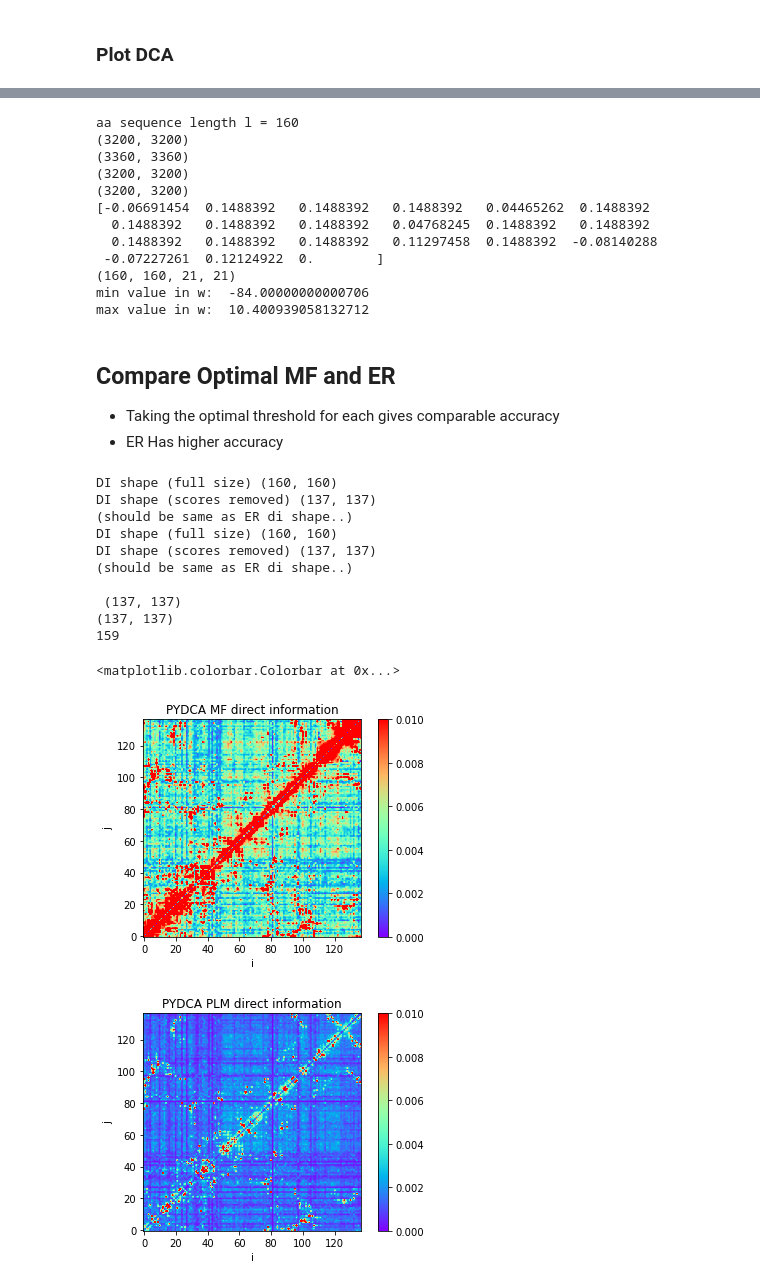
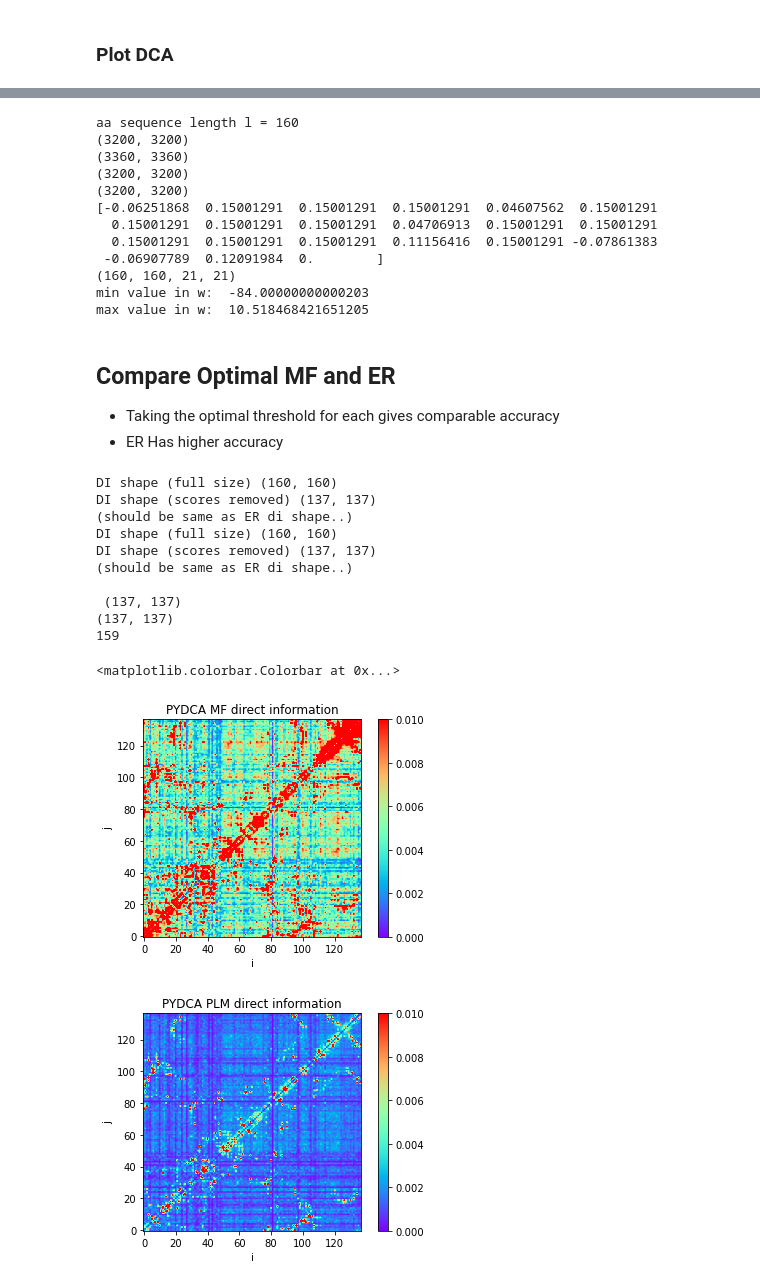
Before and after one commit to evancresswell/DCA_ER, a Jupyter notebook: ecc_DCA_ER.ipynb, the cells around one changed output, grey strips where cells are left out. Saved outputs shown, nothing was run; the diff lists cells and outputs as text; code cells hidden in the pictures.

Commit message:
our mf and pydca mf now match

```diff
--- a/ecc_DCA_ER.ipynb
+++ b/ecc_DCA_ER.ipynb
@@ -678,14 +683,22 @@ def slice_couplings(couplings = None, site_pair = None, num_site_states=None):
 
 # -------------------- Load PYDCA Data ------------------------------------------------------------------- #
 DCA_ER_dir = '/home/ecresswell/DCA_ER/'
+DCA_ER_dir = '/home/evan/temp_DCA_ER_pydcaMF/DCA_ER/'
 DCA_ER_dir = '/home/evan/PycharmProjects/DCA_ER/'
 
 out_dir = '%sprotein_data/di/' % DCA_ER_dir
 method = "DI"
-# Load pydca score pseudo-dictionaries and generate di matrices from them..
-mf_score_file = '%s%s_%s_pydca_mf_preproc.npy' % (out_dir, pfam_id, method)
-plm_score_file = '%s%s_%s_pydca_plm_preproc.npy' % (out_dir, pfam_id, method)
 
+
+preprocess_pydca = False
+if preprocess_pydca:
+    # Load pydca score pseudo-dictionaries and generate di matrices from them..
+    mf_score_file = '%s%s_%s_pydca_mf_preproc.npy' % (out_dir, pfam_id, method)
+    plm_score_file = '%s%s_%s_pydca_plm_preproc.npy' % (out_dir, pfam_id, method)
+else:
+    # Load pydca score pseudo-dictionaries and generate di matrices from them..
+    mf_score_file = '%s%s_%s_pydca_mf.npy' % (out_dir, pfam_id, method)
+    plm_score_file = '%s%s_%s_pydca_plm.npy' % (out_dir, pfam_id, method)
 # list of di scores length of: seq_len choose 2
 # (ie for PF00186 with sequence length 160, this should be length 160 choose 2 = 12720)
 mf_scores = np.load(mf_score_file, allow_pickle=True)
@@ -742,13 +755,13 @@ aa sequence length l = 160
 (3360, 3360)
 (3200, 3200)
 (3200, 3200)
-[-0.06691454  0.1488392   0.1488392   0.1488392   0.04465262  0.1488392
-  0.1488392   0.1488392   0.1488392   0.04768245  0.1488392   0.1488392
-  0.1488392   0.1488392   0.1488392   0.11297458  0.1488392  -0.08140288
- -0.07227261  0.12124922  0.        ]
+[-0.06251868  0.15001291  0.15001291  0.15001291  0.04607562  0.15001291
+  0.15001291  0.15001291  0.15001291  0.04706913  0.15001291  0.15001291
+  0.15001291  0.15001291  0.15001291  0.11156416  0.15001291 -0.07861383
+ -0.06907789  0.12091984  0.        ]
 (160, 160, 21, 21)
-min value in w:  -84.00000000000706
-max value in w:  10.400939058132712
+min value in w:  -84.00000000000203
+max value in w:  10.518468421651205
 # %% [markdown]
 ## Compare Optimal MF and ER
 * Taking the optimal threshold for each gives comparable accuracy
@@ -765,8 +778,8 @@ max value in w:  10.400939058132712
 # print(len(mf_fn_apc))
 # print(MF_di.shape)
 # print(mf_fn_apc[:5])
-pydca_MF_di = tools.di_dict2mat(mf_scores, s_index, cols_removed=cols_removed)
-pydca_PLM_di = tools.di_dict2mat(plm_scores, s_index, cols_removed=cols_removed)
+pydca_MF_di = tools.di_dict2mat(mf_scores, s_index, cols_removed=cols_removed, aa_index_correction=True)
+pydca_PLM_di = tools.di_dict2mat(plm_scores, s_index, cols_removed=cols_removed, aa_index_correction=True)
 
 # PYDCA_MF_di = np.delete(pydca_MF_di, cols_removed,0)
 # PYDCA_MF_di = np.delete(PYDCA_MF_di, cols_removed,1)
@@ -777,35 +790,35 @@ pydca_PLM_di = tools.di_dict2mat(plm_scores, s_index, cols_removed=cols_removed)
 print('\n',pydca_PLM_di.shape)
 print(pydca_MF_di.shape)
 
 print(max(s_index))
 
 plt.title('PYDCA MF direct information')
 plt.imshow(pydca_MF_di,cmap='rainbow',origin='lower')
 plt.xlabel('i')
 plt.ylabel('j')
 plt.clim(0.,.01)
 plt.colorbar(fraction=0.045, pad=0.05)
 plt.figure()
 plt.title('PYDCA PLM direct information')
 plt.imshow(pydca_PLM_di,cmap='rainbow',origin='lower')
 plt.xlabel('i')
 plt.ylabel('j')
 plt.clim(0.,.01)
 plt.colorbar(fraction=0.045, pad=0.05)
 # %% [output]
 DI shape (full size) (160, 160)
 DI shape (scores removed) (137, 137)
 (should be same as ER di shape..)
 DI shape (full size) (160, 160)
 DI shape (scores removed) (137, 137)
 (should be same as ER di shape..)
 
  (137, 137)
 (137, 137)
 159
 <matplotlib.colorbar.Colorbar at 0x...>
-[figure, old version]
+[figure, new version]
-[figure, old version]
+[figure, new version]
 # %%
 non_triv_cinv = np.nonzero(cinv)
 print(non_triv_cinv)
```
Also changed, not shown: parts of 10 cells of this notebook, 5 other files.
